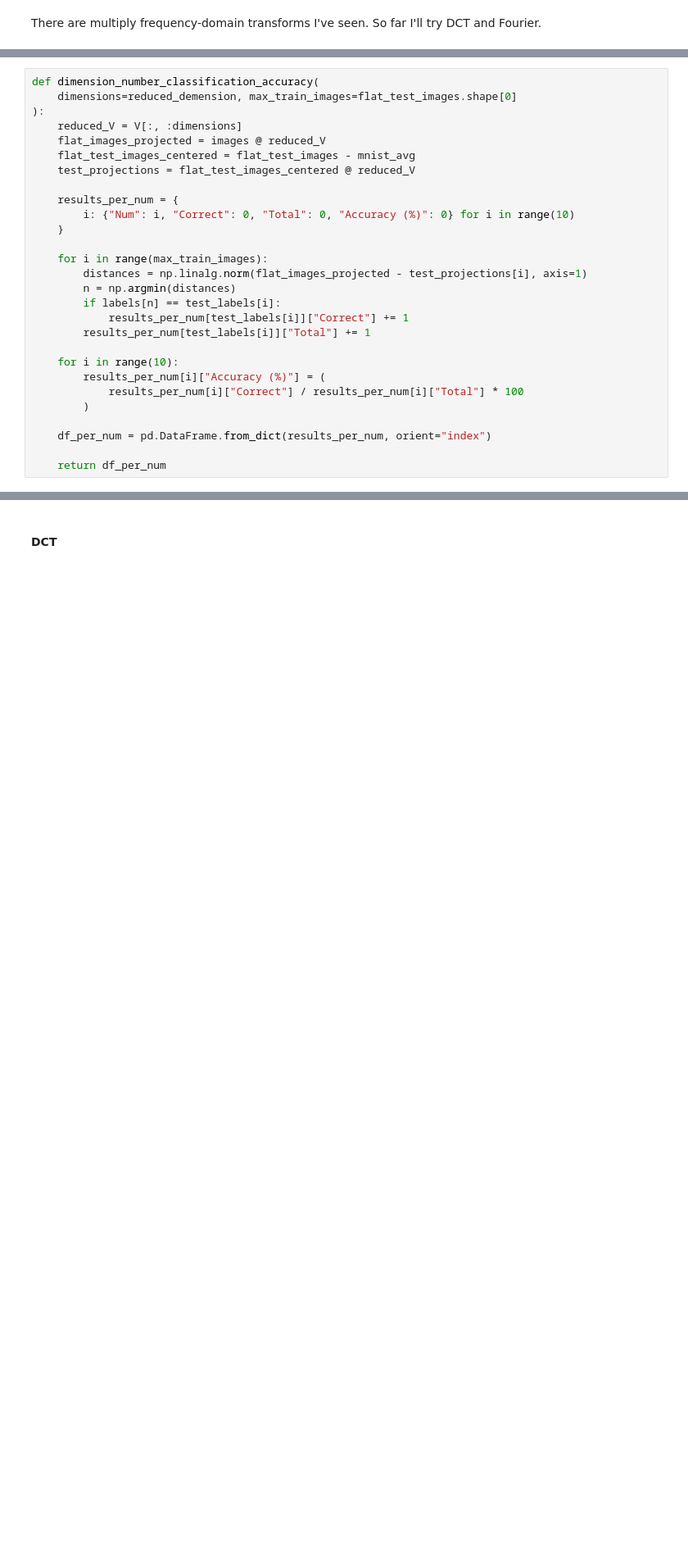
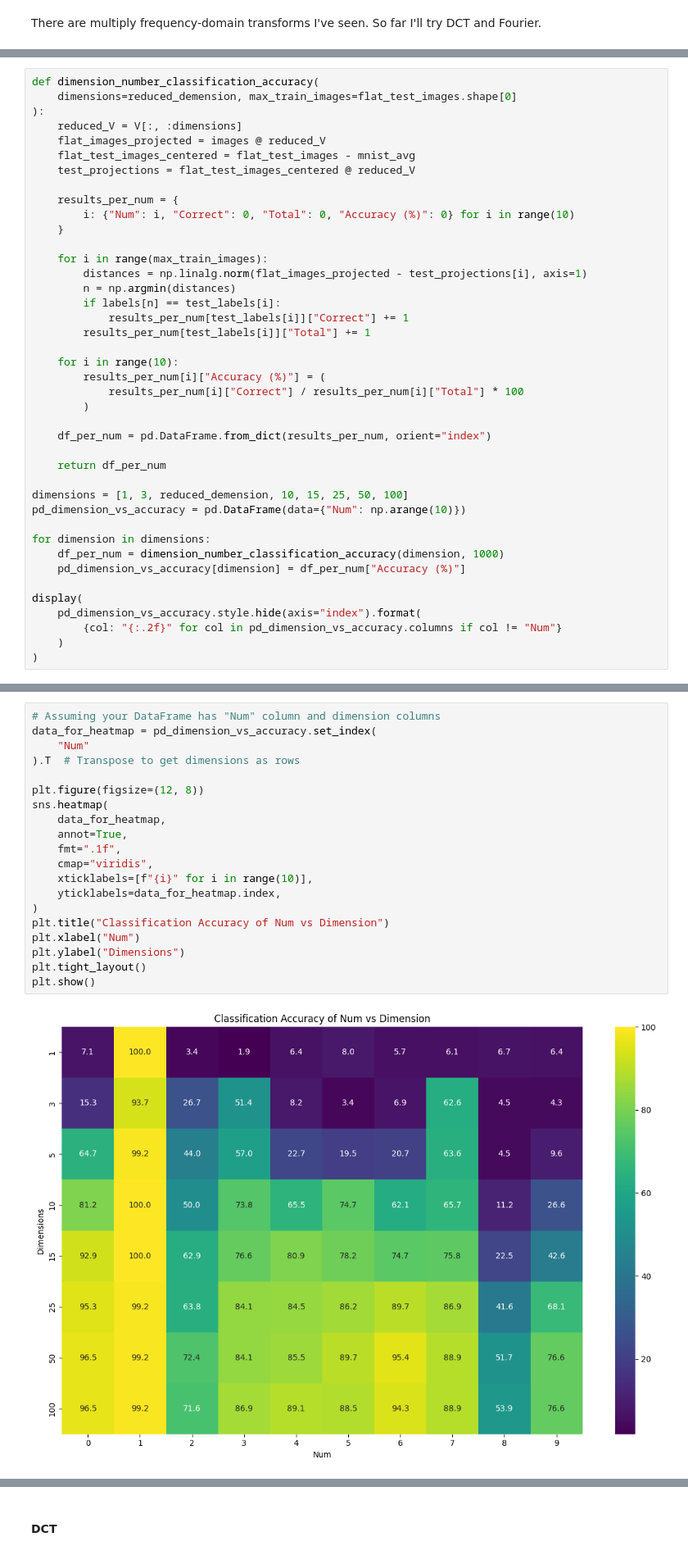
Before and after one commit to ChurroC/Number_Recognition, a Jupyter notebook: src/PCA.ipynb, the cells around one changed output, grey strips where cells are left out. Shown at 82% size. Drawn from its saved outputs; the diff is of its cells as text; blank space fills up the shorter version.

Commit message:
went crazy on the graphs

```diff
--- a/src/PCA.ipynb
+++ b/src/PCA.ipynb
@@ -397,3 +389,16 @@ def dimension_number_classification_accuracy(
     df_per_num = pd.DataFrame.from_dict(results_per_num, orient="index")
 
     return df_per_num
+
+dimensions = [1, 3, reduced_demension, 10, 15, 25, 50, 100]
+pd_dimension_vs_accuracy = pd.DataFrame(data={"Num": np.arange(10)})
+
+for dimension in dimensions:
+    df_per_num = dimension_number_classification_accuracy(dimension, 1000)
+    pd_dimension_vs_accuracy[dimension] = df_per_num["Accuracy (%)"]
+
+display(
+    pd_dimension_vs_accuracy.style.hide(axis="index").format(
+        {col: "{:.2f}" for col in pd_dimension_vs_accuracy.columns if col != "Num"}
+    )
+)
@@ -510,0 +449,22 @@ NameError: name 'reduced_demension' is not defined
+# %%
+# Assuming your DataFrame has "Num" column and dimension columns
+data_for_heatmap = pd_dimension_vs_accuracy.set_index(
+    "Num"
+).T  # Transpose to get dimensions as rows
+
+plt.figure(figsize=(12, 8))
+sns.heatmap(
+    data_for_heatmap,
+    annot=True,
+    fmt=".1f",
+    cmap="viridis",
+    xticklabels=[f"{i}" for i in range(10)],
+    yticklabels=data_for_heatmap.index,
+)
+plt.title("Classification Accuracy of Num vs Dimension")
+plt.xlabel("Num")
+plt.ylabel("Dimensions")
+plt.tight_layout()
+plt.show()
+# %% [output]
+[figure, added]
```
Also changed, not shown: parts of 11 cells of this notebook, 2 other files.
